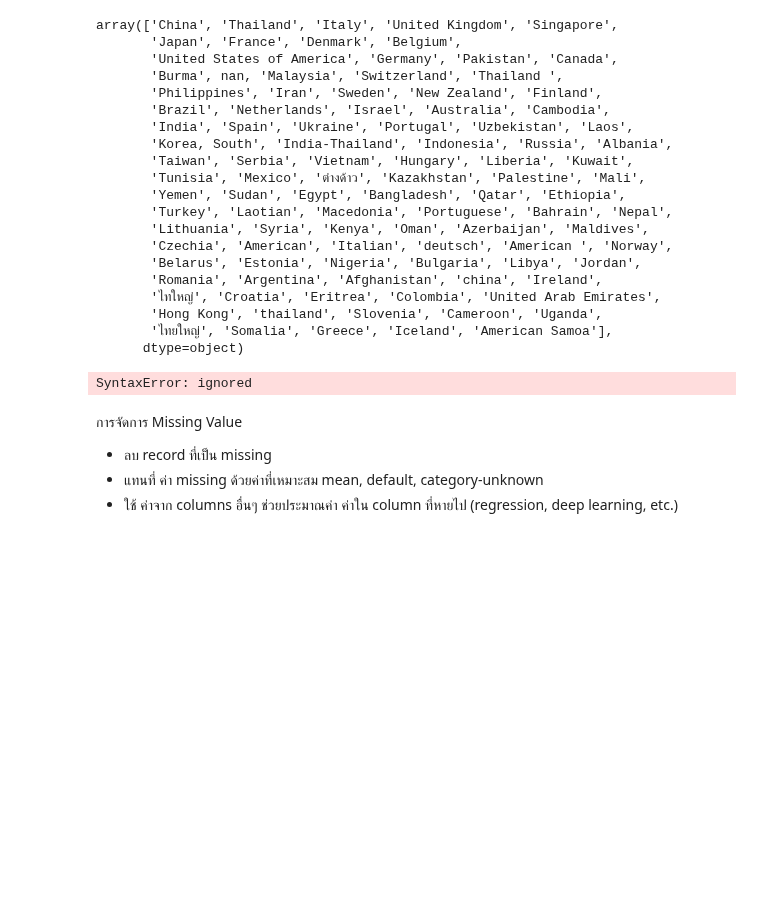
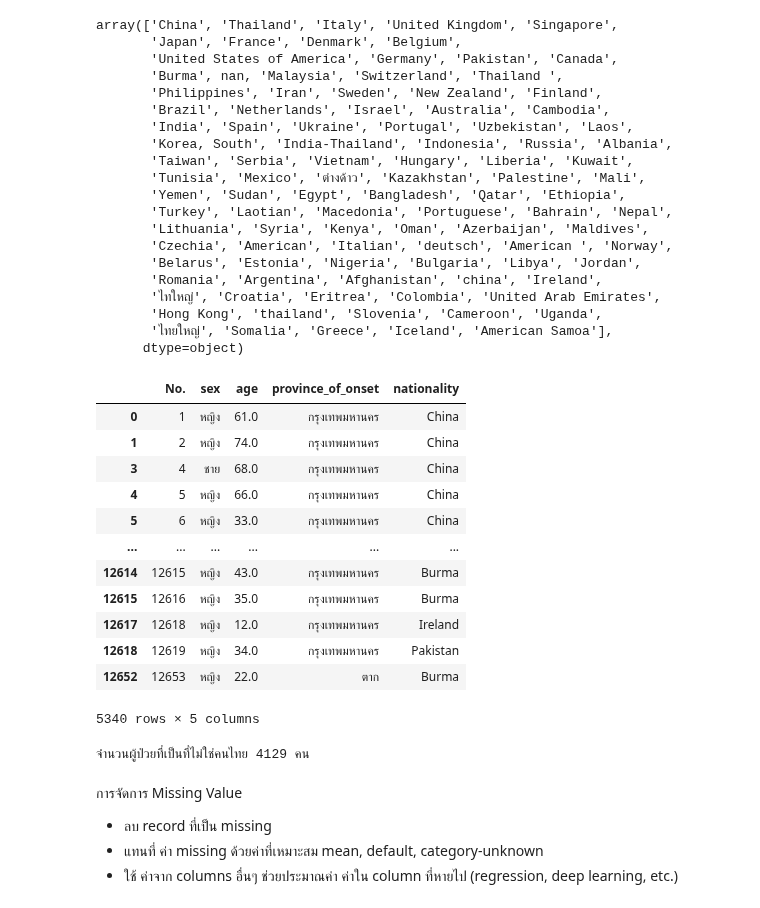
Before and after one commit to mintra-tippayaratsontorn/data_viz_2022, a Jupyter notebook: Pandas101.ipynb, the cells around one changed output. Cells and saved outputs as stored; diff of their text form; code cells hidden in the pictures; blank space fills up the shorter version.

```diff
--- a/Pandas101.ipynb
+++ b/Pandas101.ipynb
@@ -439,11 +439,28 @@ array(['China', 'Thailand', 'Italy', 'United Kingdom', 'Singapore',
        'Hong Kong', 'thailand', 'Slovenia', 'Cameroon', 'Uganda',
        'ไทยใหญ่', 'Somalia', 'Greece', 'Iceland', 'American Samoa'],
       dtype=object)
-# %%
-not_thai = this_data[this_data['nationality'] == 'China', 'Italy', 'United Kingdom', 'Singapore', 'Japan', 'France', 'Denmark', 'Belgium', 'United States of America', 'Germany', 'Pakistan', 'Canada', 'Burma', nan, 'Malaysia', 'Switzerland', 'Thailand ', 'Philippines', 'Iran', 'Sweden', 'New Zealand', 'Finland', 'Brazil', 'Netherlands', 'Israel', 'Australia', 'Cambodia', 'India', 'Spain', 'Ukraine', 'Portugal', 'Uzbekistan', 'Laos', 'Korea, South', 'India-Thailand', 'Indonesia', 'Russia', 'Albania', 'Taiwan', 'Serbia', 'Vietnam', 'Hungary', 'Liberia', 'Kuwait', 'Tunisia', 'Mexico', 'ต่างด้าว', 'Kazakhstan', 'Palestine', 'Mali', 'Yemen', 'Sudan', 'Egypt', 'Bangladesh', 'Qatar', 'Ethiopia', 'Turkey', 'Laotian', 'Macedonia', 'Portuguese', 'Bahrain', 'Nepal', 'Lithuania', 'Syria', 'Kenya', 'Oman', 'Azerbaijan', 'Maldives', 'Czechia', 'American', 'Italian', 'deutsch', 'American ', 'Norway', 'Belarus', 'Estonia', 'Nigeria', 'Bulgaria', 'Libya', 'Jordan', 'Romania', 'Argentina', 'Afghanistan', 'china', 'Ireland', 'ไทใหญ่', 'Croatia', 'Eritrea', 'Colombia', 'United Arab Emirates', 'Hong Kong', 'thailand', 'Slovenia', 'Cameroon', 'Uganda', 'ไทยใหญ่', 'Somalia', 'Greece', 'Iceland', 'American Samoa']  # เลือกข้อมูลเฉพาะที่ไม่ใช่คนไทย
-not_thai
-# %% [output]
-SyntaxError: ignored
+# %%
+data_not_thai = this_data[this_data['nationality'] != 'Thailand']
+data_not_thai
+# %% [output]
+|  | No. | sex | age | province_of_onset | nationality |
+| 0 | 1 | หญิง | 61.0 | กรุงเทพมหานคร | China |
+| 1 | 2 | หญิง | 74.0 | กรุงเทพมหานคร | China |
+| 3 | 4 | ชาย | 68.0 | กรุงเทพมหานคร | China |
+| 4 | 5 | หญิง | 66.0 | กรุงเทพมหานคร | China |
+| 5 | 6 | หญิง | 33.0 | กรุงเทพมหานคร | China |
+| ... | ... | ... | ... | ... | ... |
+| 12614 | 12615 | หญิง | 43.0 | กรุงเทพมหานคร | Burma |
+| 12615 | 12616 | หญิง | 35.0 | กรุงเทพมหานคร | Burma |
+| 12617 | 12618 | หญิง | 12.0 | กรุงเทพมหานคร | Ireland |
+| 12618 | 12619 | หญิง | 34.0 | กรุงเทพมหานคร | Pakistan |
+| 12652 | 12653 | หญิง | 22.0 | ตาก | Burma |
+5340 rows × 5 columns
+# %%
+sum_quiz3 = data_not_thai['nationality'].count()
+print(f'จำนวนผู้ป่วยที่เป็นที่ไม่ใช่คนไทย {sum_quiz3} คน')
+# %% [output]
+จำนวนผู้ป่วยที่เป็นที่ไม่ใช่คนไทย 4129 คน
 # %% [markdown]
 การจัดการ Missing Value
 
```
Also changed, not shown: parts of 5 cells of this notebook.
